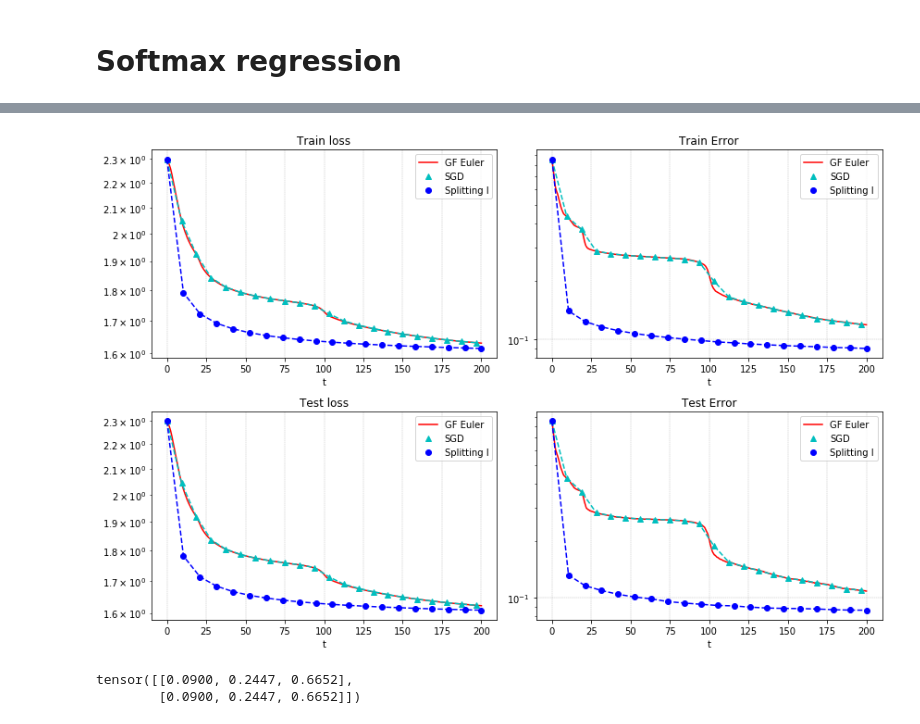
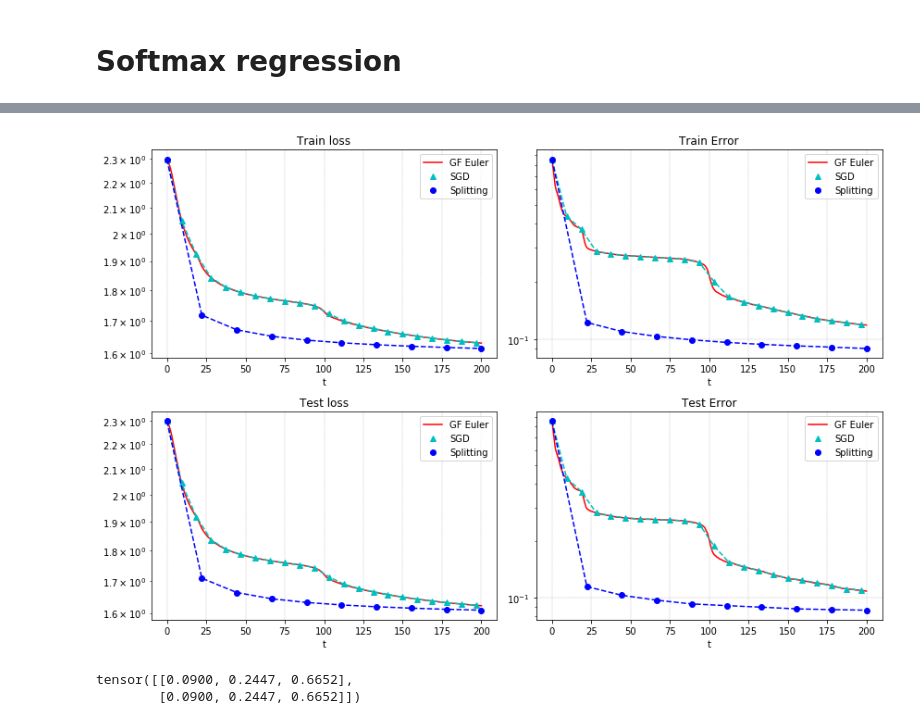
Before and after one commit to MerkulovDaniil/split-sgd, a Jupyter notebook: Code/Continious_time.ipynb, the cells around one changed output, grey strips where cells are left out. Cells and saved outputs as stored; diff of their text form; code cells hidden in the pictures.

```diff
--- a/Code/Continious_time.ipynb
+++ b/Code/Continious_time.ipynb
@@ -1660,7 +1660,7 @@ n_train, K, n_test = s_train*batch_size, *y_test.shape
 
 total_time      = 200
 learning_rate   = 1e-2
-h_size = 10
+h_size = 20
 N_epochs            = int(total_time*batch_size/(learning_rate*n_train))
 N_cycles            = int(total_time/(h_size))
 N_gf_euler_steps    = int(total_time/learning_rate)
@@ -1705,10 +1709,10 @@ fig, axs = plt.subplots(2, 2, figsize=(12, 8))
 axs[0, 0].semilogy(ts_gf_eu,   losses_train_gf_eu, 'r', label = 'GF Euler')
 axs[0, 0].semilogy(ts_sgd,     losses_train_sgd, 'c^', label = 'SGD')
 axs[0, 0].semilogy(ts_sgd,     losses_train_sgd, 'c--')
-axs[0, 0].semilogy(ts_spl,     losses_train_spl, 'bo', label = 'Splitting I')
+axs[0, 0].semilogy(ts_spl,     losses_train_spl, 'bo', label = 'Splitting')
 axs[0, 0].semilogy(ts_spl,     losses_train_spl, 'b--')
-# axs[0, 0].semilogy(ts_spl,     losses_spl2, 'r*', label = 'Splitting II')
-# axs[0, 0].semilogy(ts_spl,     losses_spl2, 'r--')
+# axs[0, 0].semilogy(ts_spl,     losses_train_spl2, 'g*', label = 'Splitting II')
+# axs[0, 0].semilogy(ts_spl,     losses_train_spl2, 'g--')
 axs[0, 0].grid(True, linestyle='--', linewidth=0.4)
 # plt.grid()
 axs[0, 0].set_xlabel('t')
@@ -1718,44 +1722,46 @@ axs[0, 0].legend()
 axs[0, 1].semilogy(ts_gf_eu, errors_train_gf_eu, 'r', label = 'GF Euler')
 axs[0, 1].semilogy(ts_sgd, errors_train_sgd, 'c^', label = 'SGD')
 axs[0, 1].semilogy(ts_sgd, errors_train_sgd, 'c--')
-axs[0, 1].semilogy(ts_spl, errors_train_spl, 'bo', label = 'Splitting I')
+axs[0, 1].semilogy(ts_spl, errors_train_spl, 'bo', label = 'Splitting')
 axs[0, 1].semilogy(ts_spl, errors_train_spl, 'b--')
-# axs[0, 1].semilogy(ts_spl, errors_spl2, 'r*', label = 'Splitting II')
-# axs[0, 1].semilogy(ts_spl, errors_spl2, 'r--')
+# axs[0, 1].semilogy(ts_spl, errors_train_spl2, 'g*', label = 'Splitting II')
+# axs[0, 1].semilogy(ts_spl, errors_train_spl2, 'g--')
 axs[0, 1].grid(True, linestyle='--', linewidth=0.4)
 # plt.grid()
 axs[0, 1].set_xlabel('t')
 axs[0, 1].set_title(f'Train Error')
 axs[0, 1].legend()
 
 axs[1, 0].semilogy(ts_gf_eu,   losses_test_gf_eu, 'r', label = 'GF Euler')
 axs[1, 0].semilogy(ts_sgd,     losses_test_sgd, 'c^', label = 'SGD')
 axs[1, 0].semilogy(ts_sgd,     losses_test_sgd, 'c--')
-axs[1, 0].semilogy(ts_spl,     losses_test_spl, 'bo', label = 'Splitting I')
+axs[1, 0].semilogy(ts_spl,     losses_test_spl, 'bo', label = 'Splitting')
 axs[1, 0].semilogy(ts_spl,     losses_test_spl, 'b--')
-# axs[1, 0].semilogy(ts_spl,     losses_spl2, 'r*', label = 'Splitting II')
-# axs[1, 0].semilogy(ts_spl,     losses_spl2, 'r--')
+# axs[1, 0].semilogy(ts_spl,     losses_test_spl2, 'g*', label = 'Splitting II')
+# axs[1, 0].semilogy(ts_spl,     losses_test_spl2, 'g--')
 axs[1, 0].grid(True, linestyle='--', linewidth=0.4)
 # plt.grid()
 axs[1, 0].set_xlabel('t')
 axs[1, 0].set_title(f'Test loss')
 axs[1, 0].legend()
 
 axs[1, 1].semilogy(ts_gf_eu, errors_test_gf_eu, 'r', label = 'GF Euler')
 axs[1, 1].semilogy(ts_sgd, errors_test_sgd, 'c^', label = 'SGD')
 axs[1, 1].semilogy(ts_sgd, errors_test_sgd, 'c--')
-axs[1, 1].semilogy(ts_spl, errors_test_spl, 'bo', label = 'Splitting I')
+axs[1, 1].semilogy(ts_spl, errors_test_spl, 'bo', label = 'Splitting')
 axs[1, 1].semilogy(ts_spl, errors_test_spl, 'b--')
-# axs[1, 1].semilogy(ts_spl, errors_spl2, 'r*', label = 'Splitting II')
-# axs[1, 1].semilogy(ts_spl, errors_spl2, 'r--')
+# axs[1, 1].semilogy(ts_spl, errors_test_spl2, 'g*', label = 'Splitting II')
+# axs[1, 1].semilogy(ts_spl, errors_test_spl2, 'g--')
 axs[1, 1].grid(True, linestyle='--', linewidth=0.4)
 # plt.grid()
 axs[1, 1].set_xlabel('t')
 axs[1, 1].set_title(f'Test Error')
 axs[1, 1].legend()
 fig.tight_layout()
+# /content/drive/My Drive/Colab/Splitting
+plt.savefig('/content/drive/My Drive/Colab/Splitting/nice_pic_mnist_free.pdf')
 # %% [output]
-[figure, old version]
+[figure, new version]
 # %%
 
 def make_splitting_step(Q, R, theta_0, y, h, n):
```
Also changed, not shown: parts of 5 cells of this notebook.
